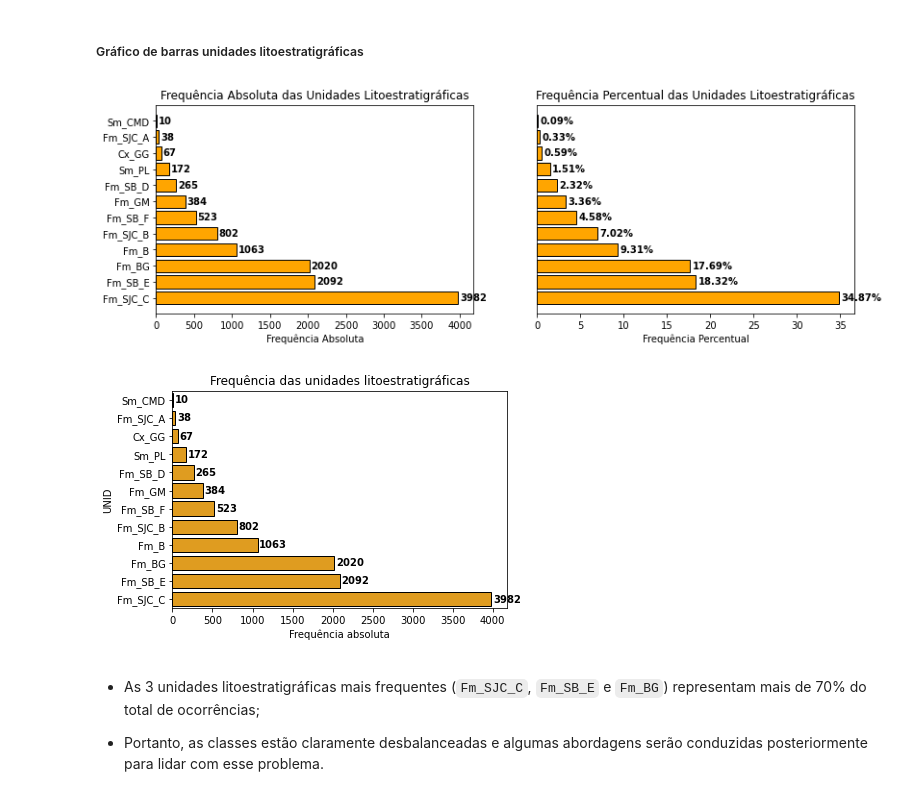
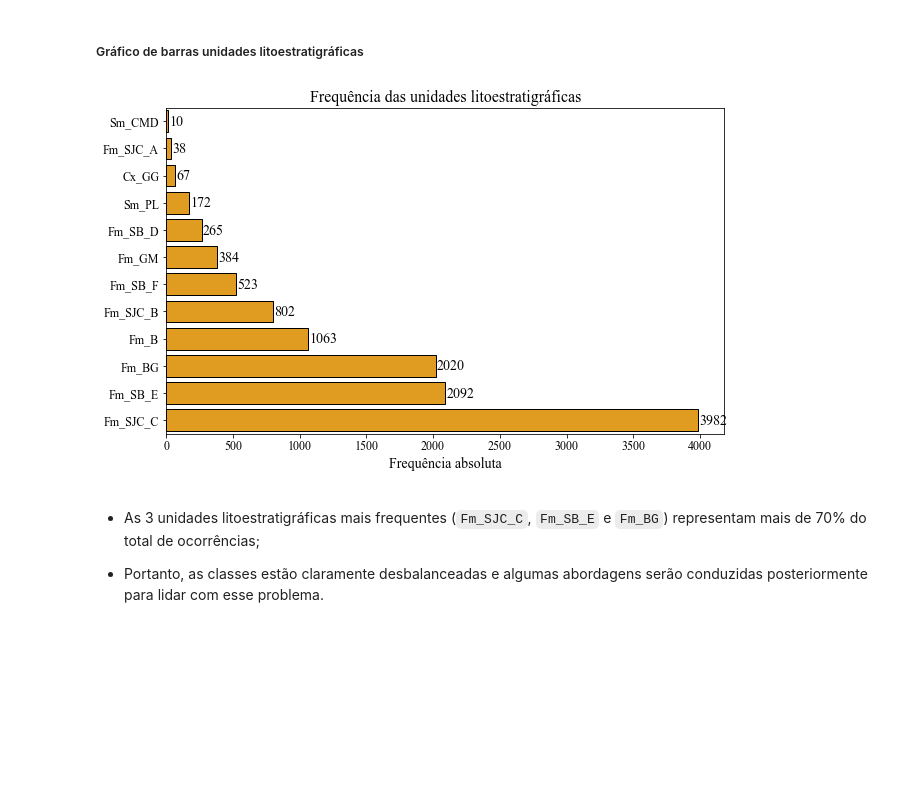
Before and after one commit to fnaghetini/Mapa-Preditivo, a Jupyter notebook: notebook.ipynb, the cells around one changed output. Drawn from its saved outputs; the diff is of its cells as text; code cells hidden in the pictures; blank space fills up the shorter version.

```diff
--- a/notebook.ipynb
+++ b/notebook.ipynb
@@ -464,7 +464,9 @@ for f, t in zip(FEAT, titles):
 # %% [markdown]
 ##### Parâmetros de gráficos
 # %%
-cm = 'jet'       # mapa de cores
+plt.rcParams.update({'font.family':'Times New Roman', 'font.size' : 12})
+fs_title = 16
+cm = 'inferno'       # mapa de cores
 mk = 's'         # estilo do marcador (quadrado)
 sz = 1           # tamanho do marcador
 col = 'orange'   # cor dos histogramas
@@ -703,47 +698,19 @@ freq_perc = df_lito_count['UNID_PERC'].round(2)
-# %%
-fig, (ax1,ax2) = plt.subplots(1,2,figsize=(13,4))
-
-# Gráfico frequência absoluta
-ax1.barh(list(df_lito_count.index),
-         freq_abs,
-         color = col,
-         edgecolor = ec)
-
-for i, v in enumerate(freq_abs):
-    ax1.text(v + 20, i, str(v), va='center', fontweight='bold')
-
-plt.setp(ax1,title="Frequência Absoluta das Unidades Litoestratigráficas",
-         xlabel="Frequência Absoluta")
-
-
-# Gráfico frequência percentual
-ax2.barh(list(df_lito_count.index),
-         freq_perc,
-         color = col,
-         edgecolor = ec)
-
-ax2.axes.get_yaxis().set_visible(False)
-
-for i, v in enumerate(freq_perc):
-    ax2.text(v + 0.25, i, str(v) + "%", va='center', fontweight='bold')
-
-plt.setp(ax2,title="Frequência Percentual das Unidades Litoestratigráficas",
-         xlabel="Frequência Percentual");
-# %% [output]
-[figure, removed]
 # %%
 order = df.UNID.value_counts().sort_values().index
 values = df.UNID.value_counts().sort_values().values
 
+plt.figure(figsize = (10, 6))
+
 p = sns.countplot(y = 'UNID', data = df, color = col, edgecolor = ec, order = order)
 
 for i, v in enumerate(values):
-    p.text(v + 30, i, str(v), va='center', fontweight='bold')
+    p.text(v + 10, i, str(v), va='center', size = 14)
 
-plt.title("Frequência das unidades litoestratigráficas")
-plt.xlabel("Frequência absoluta");
+plt.title("Frequência das unidades litoestratigráficas", size = fs_title)
+plt.xlabel("Frequência absoluta", size = 14)
+plt.ylabel("");
 # %% [output]
-[figure, old version]
+[figure, new version]
 # %% [markdown]
 - As 3 unidades litoestratigráficas mais frequentes (`Fm_SJC_C`, `Fm_SB_E` e `Fm_BG`) representam mais de 70% do total de ocorrências;
 
```
Also changed, not shown: parts of 7 cells of this notebook.
